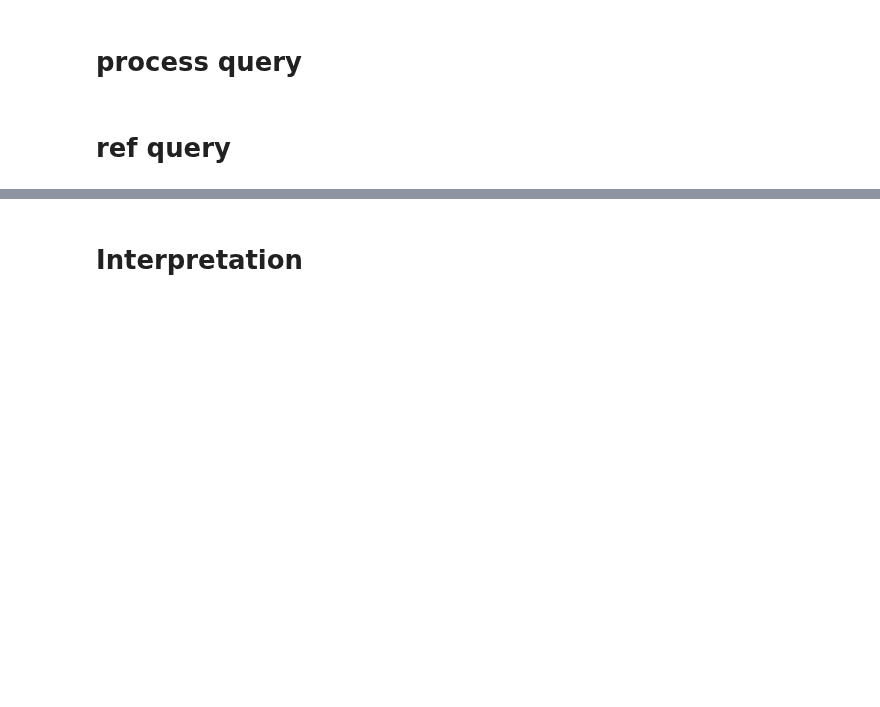
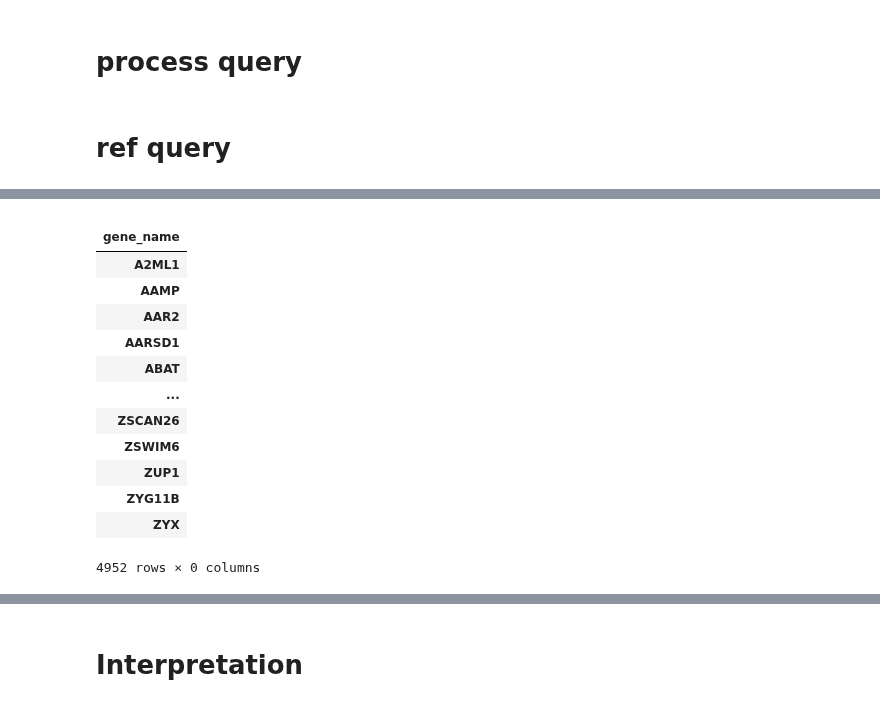
Before and after one commit to haniffalab/spatial_skin_atlas, a Jupyter notebook: reference_mapping_tutorials/nichecompass_ref_mapping_pretrainedmodel.ipynb, the cells around one changed output, grey strips where cells are left out. Saved outputs shown, nothing was run; the diff lists cells and outputs as text; code cells hidden in the pictures; blank space fills up the shorter version.

Commit message:
Update selected notebooks

```diff
--- a/reference_mapping_tutorials/nichecompass_ref_mapping_pretrainedmodel.ipynb
+++ b/reference_mapping_tutorials/nichecompass_ref_mapping_pretrainedmodel.ipynb
@@ -851,0 +1188,35 @@ logging.info("query model saved!")
+# %%
+import squidpy as sq
+import anndata as ad
+spatial_key = "spatial"
+n_neighbors = 8
+adj_key = "spatial_connectivities"
+
+adata_batch_list = []
+print("Processing query batches...")
+# for batch in query_batches:
+#     print(f"Processing batch {batch}...")
+#     print("Loading data...")
+#     adata_batch = sc.read_h5ad(
+#         f"{so_data_folder_path}/{dataset}_{batch}.h5ad")
+for batch in query_batches:
+    print(f"Processing batch {batch}...")
+    print("Loading data...")
+    adata_batch = select_slide2(adata_vis, batch)
+    print("Computing spatial neighborhood graph...\n")
+    # Compute (separate) spatial neighborhood graphs
+    sq.gr.spatial_neighbors(adata_batch,
+                            coord_type="generic",
+                            spatial_key=spatial_key,
+                            n_neighs=n_neighbors)
+
+    # Make adjacency matrix symmetric
+    adata_batch.obsp[adj_key] = (
+        adata_batch.obsp[adj_key].maximum(
+            adata_batch.obsp[adj_key].T))
+    adata_batch_list.append(adata_batch)
+adata_query = ad.concat(adata_batch_list, join="inner")
+try:
+    logging.info("query model pre-selection:", adata_query.shape)
+except:
+    1
@@ -851,0 +1270,17 @@ logging.info("query model saved!")
+# %%
+adata_query.var
+# %% [output]
+|  |
+| gene_name |
+| A2ML1 |
+| AAMP |
+| AAR2 |
+| AARSD1 |
+| ABAT |
+| ... |
+| ZSCAN26 |
+| ZSWIM6 |
+| ZUP1 |
+| ZYG11B |
+| ZYX |
+4952 rows × 0 columns
```
Also changed, not shown: parts of 9 cells of this notebook, 5 other files.
